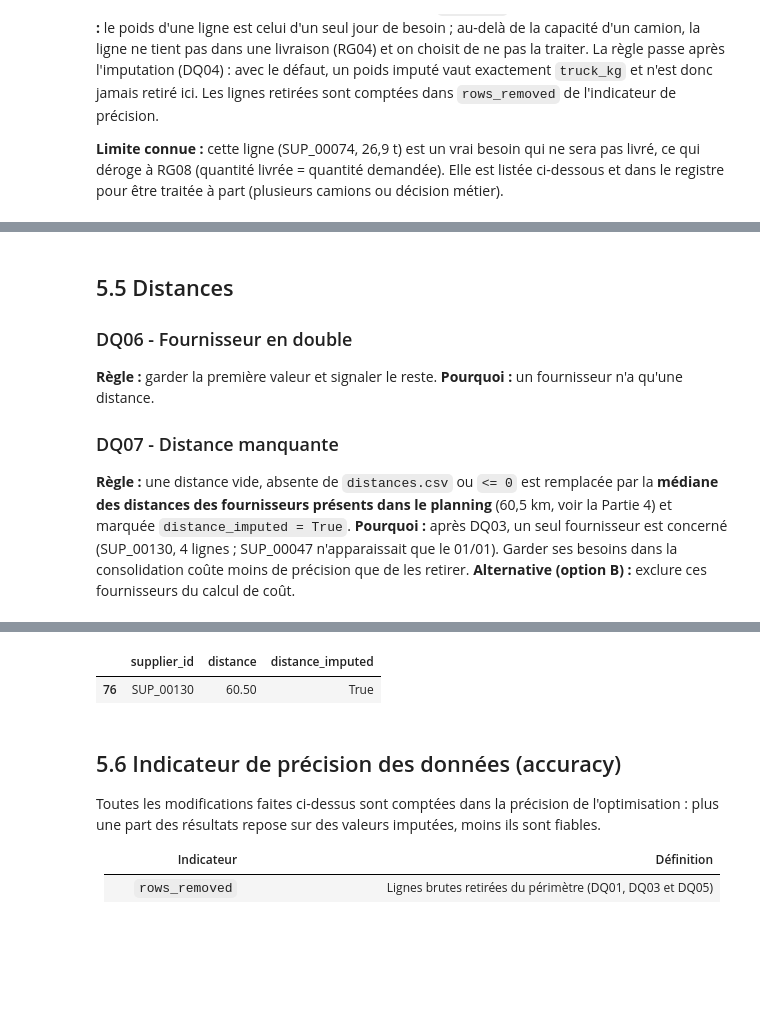
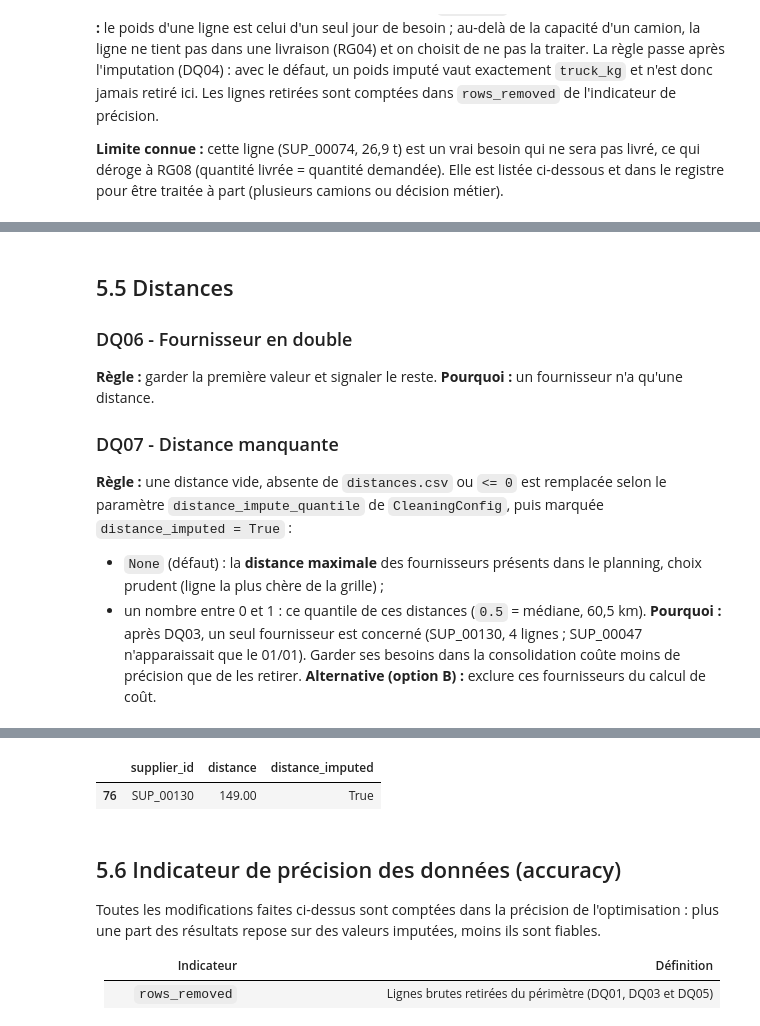
Before and after one commit to exauceh/delivery_schedule_optimization, a Jupyter notebook: milestone1/milestone1.ipynb, the cells around one changed output, grey strips where cells are left out. Drawn from its saved outputs; the diff is of its cells as text; code cells hidden in the pictures; blank space fills up the shorter version.

Commit message:
impute distance by distance max

```diff
--- a/milestone1/milestone1.ipynb
+++ b/milestone1/milestone1.ipynb
@@ -22,6 +22,7 @@ class CleaningConfig:
     """All tunable parameters of the milestone (EF12)."""
 
     data_dir: Path = Path("../docs")
+    courses_dir: Path = Path("../courses")  # course material: rate_sheet.pdf
     output_dir: Path = Path("../data")
     truck_kg: float = 24_500.0  # DQ05: a line heavier than one truck is removed
     truck_m3: float = 110.4  # truck volume capacity (cartography, informative)
@@ -34,6 +35,10 @@ class CleaningConfig:
     #   None -> a full truck (truck_kg / truck_m3), the most prudent choice
     #   0..1 -> that quantile of the valid values of the same couple, else of the same plant (0.5 = median)
     impute_quantile: float | None = None
+    # DQ07: how a missing supplier distance is imputed.
+    #   None -> the maximum distance of the planning suppliers (most prudent: the dearest rate row)
+    #   0..1 -> that quantile of the planning suppliers' distances (0.5 = median)
+    distance_impute_quantile: float | None = None
     max_anticipation_days: int = 7  # RG03
     allowed_frequencies: tuple[int, ...] = (1, 2, 3, 4, 5)  # RG05, deliveries per week
     couple_key: tuple[str, ...] = ("supplier_id", "plant")  # RG01
@@ -46,8 +51,10 @@ class CleaningConfig:
     )
 
     def __post_init__(self) -> None:
-        if self.impute_quantile is not None and not 0.0 <= self.impute_quantile <= 1.0:
-            raise ValueError("impute_quantile must be None or between 0 and 1")
+        for name in ("impute_quantile", "distance_impute_quantile"):
+            value = getattr(self, name)
+            if value is not None and not 0.0 <= value <= 1.0:
+                raise ValueError(f"{name} must be None or between 0 and 1")
 
 
 cfg = CleaningConfig()
@@ -1308,8 +1316,9 @@ overweight_rows
 **Règle :** garder la première valeur et signaler le reste. **Pourquoi :** un fournisseur n'a qu'une distance.
 
 ### DQ07 - Distance manquante
-**Règle :** une distance vide, absente de `distances.csv` ou `<= 0` est remplacée par la **médiane des distances des
-fournisseurs présents dans le planning** (60,5 km, voir la Partie 4) et marquée `distance_imputed = True`.
+**Règle :** une distance vide, absente de `distances.csv` ou `<= 0` est remplacée selon le paramètre `distance_impute_quantile` de `CleaningConfig`, puis marquée `distance_imputed = True` :
+- `None` (défaut) : la **distance maximale** des fournisseurs présents dans le planning, choix prudent (ligne la plus chère de la grille) ;
+- un nombre entre 0 et 1 : ce quantile de ces distances (`0.5` = médiane, 60,5 km).
 **Pourquoi :** après DQ03, un seul fournisseur est concerné (SUP_00130, 4 lignes ; SUP_00047 n'apparaissait que le 01/01).
 Garder ses besoins dans la consolidation coûte moins de précision que de les retirer.
 **Alternative (option B) :** exclure ces fournisseurs du calcul de coût.
@@ -1322,7 +1331,12 @@ distances.loc[distances["distance"] <= 0, "distance"] = np.nan
 
 planning_suppliers = pd.DataFrame({"supplier_id": sorted(schedule["supplier_id"].unique())})
 supplier_distance = planning_suppliers.merge(distances, on="supplier_id", how="left")
-fallback_distance = float(supplier_distance["distance"].median())
+if cfg.distance_impute_quantile is None:
+    fallback_distance = float(supplier_distance["distance"].max())
+    fallback_name = "maximum"
+else:
+    fallback_distance = float(supplier_distance["distance"].quantile(cfg.distance_impute_quantile))
+    fallback_name = f"quantile {cfg.distance_impute_quantile:g}"
 
 supplier_distance["distance_imputed"] = supplier_distance["distance"].isna()
 supplier_distance["distance"] = supplier_distance["distance"].fillna(fallback_distance)
@@ -1333,7 +1347,7 @@ register(
     "distances",
     "warning",
     len(missing_suppliers),
-    f"{len(missing_suppliers)} supplier(s) imputed with the median {fallback_distance} km",
+    f"{len(missing_suppliers)} supplier(s) imputed with the {fallback_name} of the planning distances ({fallback_distance} km)",
 )
 
 schedule = schedule.merge(supplier_distance, on="supplier_id", how="left", validate="m:1")
@@ -1346,5 +1360,5 @@ supplier_distance[supplier_distance["distance_imputed"]]
 |  | supplier_id | distance | distance_imputed |
-| 76 | SUP_00130 | 60.50 | True |
+| 76 | SUP_00130 | 149.00 | True |
 # %% [markdown]
 ## 5.6 Indicateur de précision des données (accuracy)
 
```
Also changed, not shown: parts of 19 cells of this notebook, 4 other files.
